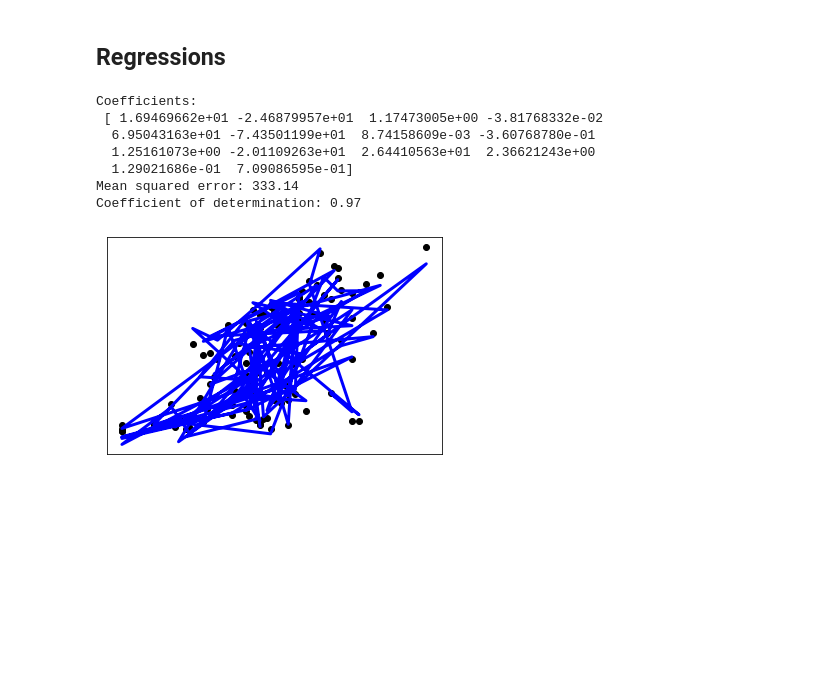
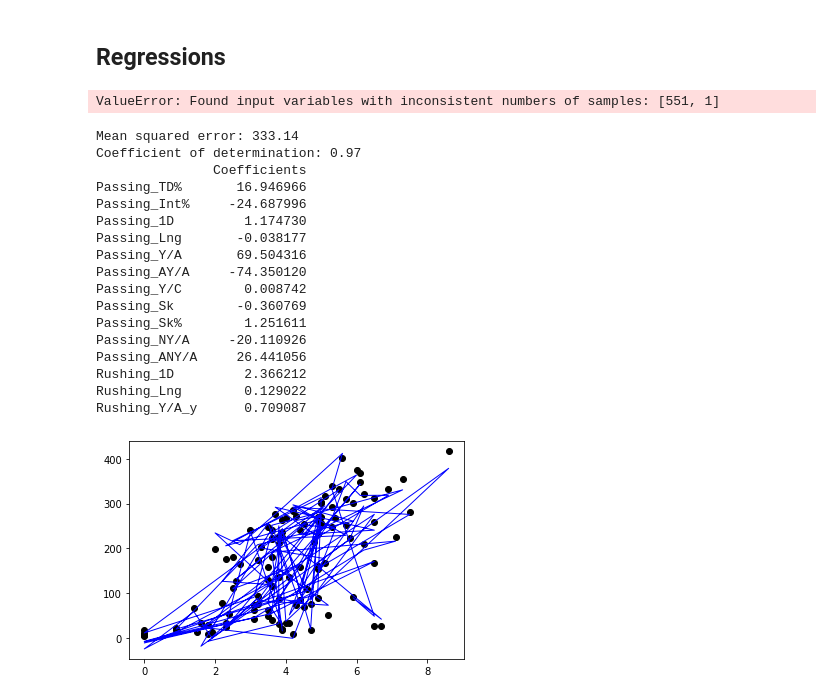
Before and after one commit to mattgilgo/fantasy_football, a Jupyter notebook: models.ipynb, the cells around one changed output. Cells and saved outputs as stored; diff of their text form; code cells hidden in the pictures; blank space fills up the shorter version.

```diff
--- a/models.ipynb
+++ b/models.ipynb
@@ -27,39 +27,57 @@ tes = df[df['Position'] == 'TE']
 # To define the input and output feature
 qb_reduced_df = qbs[['Passing_TD%','Passing_Int%','Passing_1D','Passing_Lng','Passing_Y/A','Passing_AY/A','Passing_Y/C','Passing_Sk','Passing_Sk%','Passing_NY/A','Passing_ANY/A','Rushing_1D','Rushing_Lng','Rushing_Y/A_y','Fantasy_PPR']]
 qb_reduced_df = qb_reduced_df.dropna()
-x = qb_reduced_df.drop('Fantasy_PPR', axis=1)
-y = qb_reduced_df['Fantasy_PPR']
+col_names = qb_reduced_df.columns
+scaler = StandardScaler()
+qb_reduced_normed = scaler.fit_transform(qb_reduced_df)
+qb_reduced_df_normed = pd.DataFrame(qb_reduced_normed, columns=col_names)
+x = qb_reduced_df_normed.drop('Fantasy_PPR', axis=1)
+x = np.column_stack([np.ones(len(x)),x.iloc[:,0].values.reshape(1,-1)[0]])
+y = qb_reduced_df_normed['Fantasy_PPR']
+y = y.values.reshape(1,-1)
+#x_normed = scaler.fit_transform(x)
+#y_normed = scaler.fit_transform(y)
 
 # train and test split
 x_train,x_test,y_train,y_test = train_test_split(x,y,test_size=0.20,random_state=42)
+# %% [output]
+ValueError: Found input variables with inconsistent numbers of samples: [551, 1]
 # %%
 # Ordinary Least Squares using using fit and predict
 ols_reg = LinearRegression()
-model = ols_reg.fit(x_train,y_train)
-y_preds = model.predict(x_test)
+model_ols = ols_reg.fit(x_train,y_train)
+y_preds_ols = model_ols.predict(x_test)
 
-# The coefficients
-print("Coefficients: \n", model.coef_)
 # The mean squared error
-print("Mean squared error: %.2f" % mean_squared_error(y_test, y_preds))
+print("Mean squared error: %.2f" % mean_squared_error(y_test, y_preds_ols))
 # The coefficient of determination: 1 is perfect prediction
-print("Coefficient of determination: %.2f" % r2_score(y_test, y_preds))
+print("Coefficient of determination: %.2f" % r2_score(y_test, y_preds_ols))
+# Print Importance Coefficients
+cdf = pd.DataFrame(model_ols.coef_, x.columns, columns=['Coefficients'])
+print(cdf)
 
 # Plot outputs
 plt.scatter(x_test.iloc[:,0].values, y_test, color="black")
-plt.plot(x_test.iloc[:,0].values, y_preds, color="blue", linewidth=3)
-
-plt.xticks(())
-plt.yticks(())
+plt.plot(x_test.iloc[:,0].values, y_preds_ols, color="blue", linewidth=1)
 
 plt.show()
 # %% [output]
-Coefficients:
- [ 1.69469662e+01 -2.46879957e+01  1.17473005e+00 -3.81768332e-02
-  6.95043163e+01 -7.43501199e+01  8.74158609e-03 -3.60768780e-01
-  1.25161073e+00 -2.01109263e+01  2.64410563e+01  2.36621243e+00
-  1.29021686e-01  7.09086595e-01]
 Mean squared error: 333.14
 Coefficient of determination: 0.97
+               Coefficients
+Passing_TD%       16.946966
+Passing_Int%     -24.687996
+Passing_1D         1.174730
+Passing_Lng       -0.038177
+Passing_Y/A       69.504316
+Passing_AY/A     -74.350120
+Passing_Y/C        0.008742
+Passing_Sk        -0.360769
+Passing_Sk%        1.251611
+Passing_NY/A     -20.110926
+Passing_ANY/A     26.441056
+Rushing_1D         2.366212
+Rushing_Lng        0.129022
+Rushing_Y/A_y      0.709087
-[figure, old version]
+[figure, new version]
 # %%
```
Also changed, not shown: parts of 3 cells of this notebook, 2 other files.
